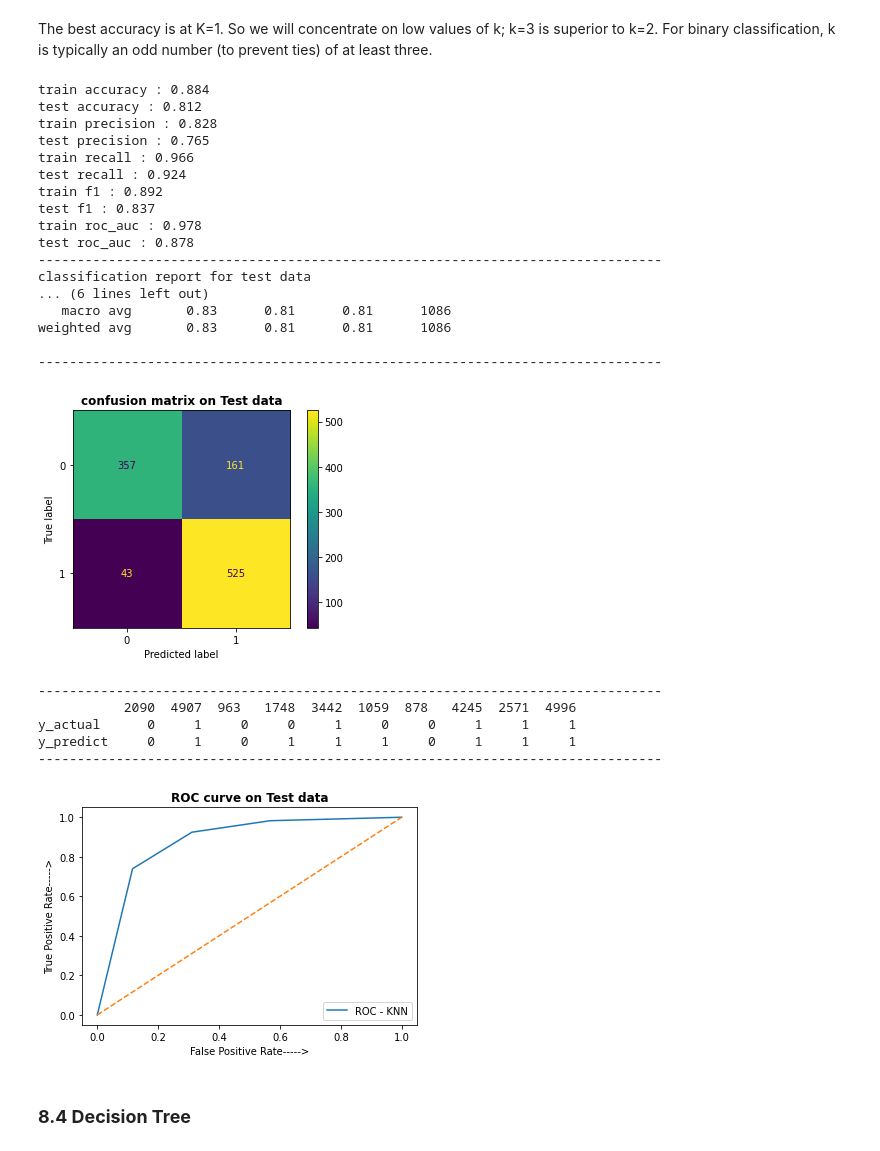
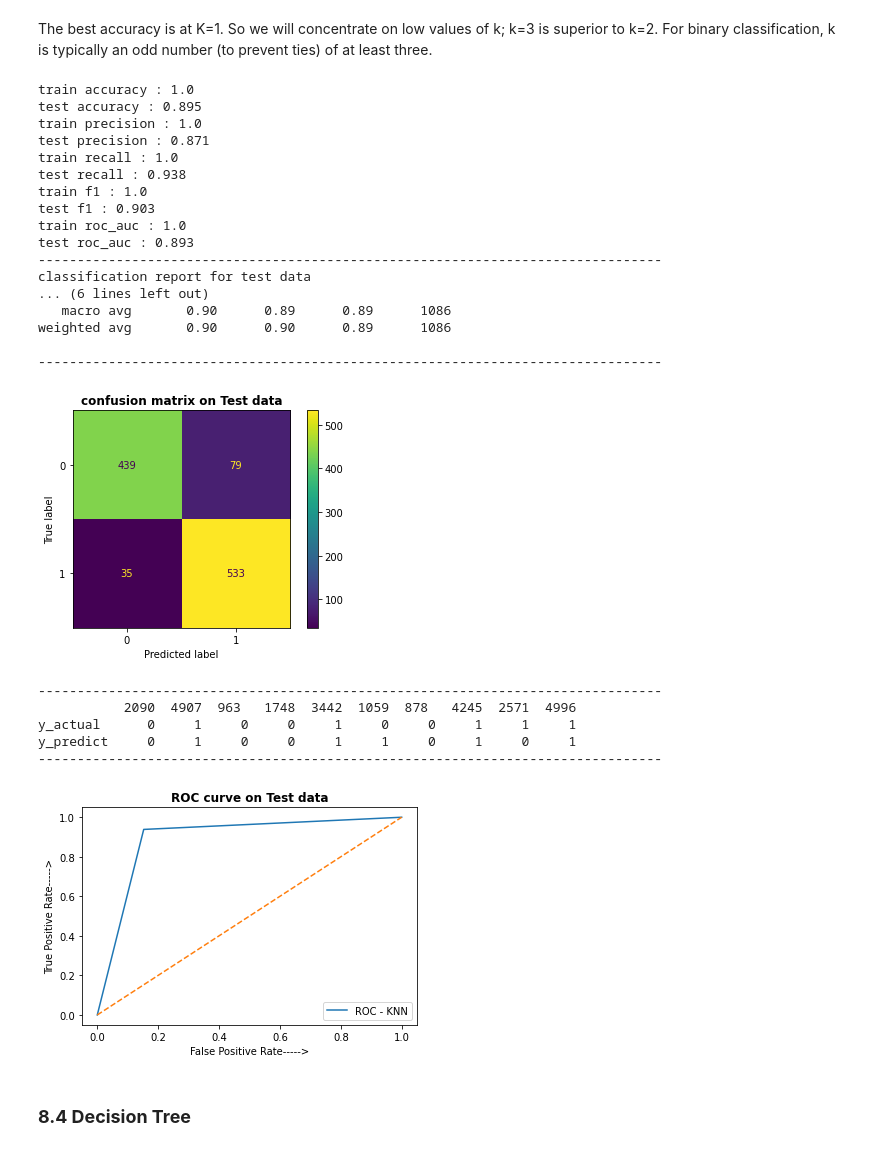
Before and after one commit to Navneet2409/cardiovascular-risk-prediction, a Jupyter notebook: Cardiovascular_Notebook_Navneet_Keshri.ipynb, the cells around one changed output. Cells and saved outputs as stored; diff of their text form; code cells hidden in the pictures.

```diff
--- a/Cardiovascular_Notebook_Navneet_Keshri.ipynb
+++ b/Cardiovascular_Notebook_Navneet_Keshri.ipynb
@@ -743,0 +768,3 @@ for i in categorical_features:
+# %%
+# dropping our target variable from categorical features list
+categorical_features.pop(-1)
@@ -743,0 +794,6 @@ for i in categorical_features:
+# %%
+# Cast values in the categorical columns as type str.
+risk_df[categorical_features] = risk_df[categorical_features].astype(str)
+
+# checking the result
+risk_df.dtypes
@@ -743,0 +818,10 @@ for i in categorical_features:
+# %%
+# one-hot encode the 'education' feature
+education_onehot = pd.get_dummies(risk_df['education'], prefix='education')
+
+# drop the original education feature
+risk_df.drop('education', axis=1, inplace=True)
+
+# concatenate the one-hot encoded education feature with the rest of the data
+risk_df = pd.concat([risk_df, education_onehot], axis=1)
+risk_df.head(3)
@@ -1204,32 +1317,32 @@ plt.show()
 # %% [markdown]
 The best accuracy is at K=1. So we will concentrate on low values of k; k=3 is superior to k=2. For binary classification, k is typically an odd number (to prevent ties) of at least three.
 # %%
-predict(KNeighborsClassifier(n_neighbors=3), 'KNN')
+predict(KNeighborsClassifier(n_neighbors=1), 'KNN')
 # %% [output]
-train accuracy : 0.884
-test accuracy : 0.812
-train precision : 0.828
-test precision : 0.765
-train recall : 0.966
-test recall : 0.924
-train f1 : 0.892
-test f1 : 0.837
-train roc_auc : 0.978
-test roc_auc : 0.878
+train accuracy : 1.0
+test accuracy : 0.895
+train precision : 1.0
+test precision : 0.871
+train recall : 1.0
+test recall : 0.938
+train f1 : 1.0
+test f1 : 0.903
+train roc_auc : 1.0
+test roc_auc : 0.893
 --------------------------------------------------------------------------------
 classification report for test data
 ... (6 lines left out)
-   macro avg       0.83      0.81      0.81      1086
-weighted avg       0.83      0.81      0.81      1086
+   macro avg       0.90      0.89      0.89      1086
+weighted avg       0.90      0.90      0.89      1086
 
 --------------------------------------------------------------------------------
-[figure, old version]
+[figure, new version]
 --------------------------------------------------------------------------------
            2090  4907  963   1748  3442  1059  878   4245  2571  4996
 y_actual      0     1     0     0     1     0     0     1     1     1
-y_predict     0     1     0     1     1     1     0     1     1     1
+y_predict     0     1     0     0     1     1     0     1     0     1
 --------------------------------------------------------------------------------
-[figure, old version]
+[figure, new version]
 # %% [markdown]
 ### **8.4 Decision Tree**
 # %% [markdown]
```
Also changed, not shown: parts of 52 cells of this notebook.
